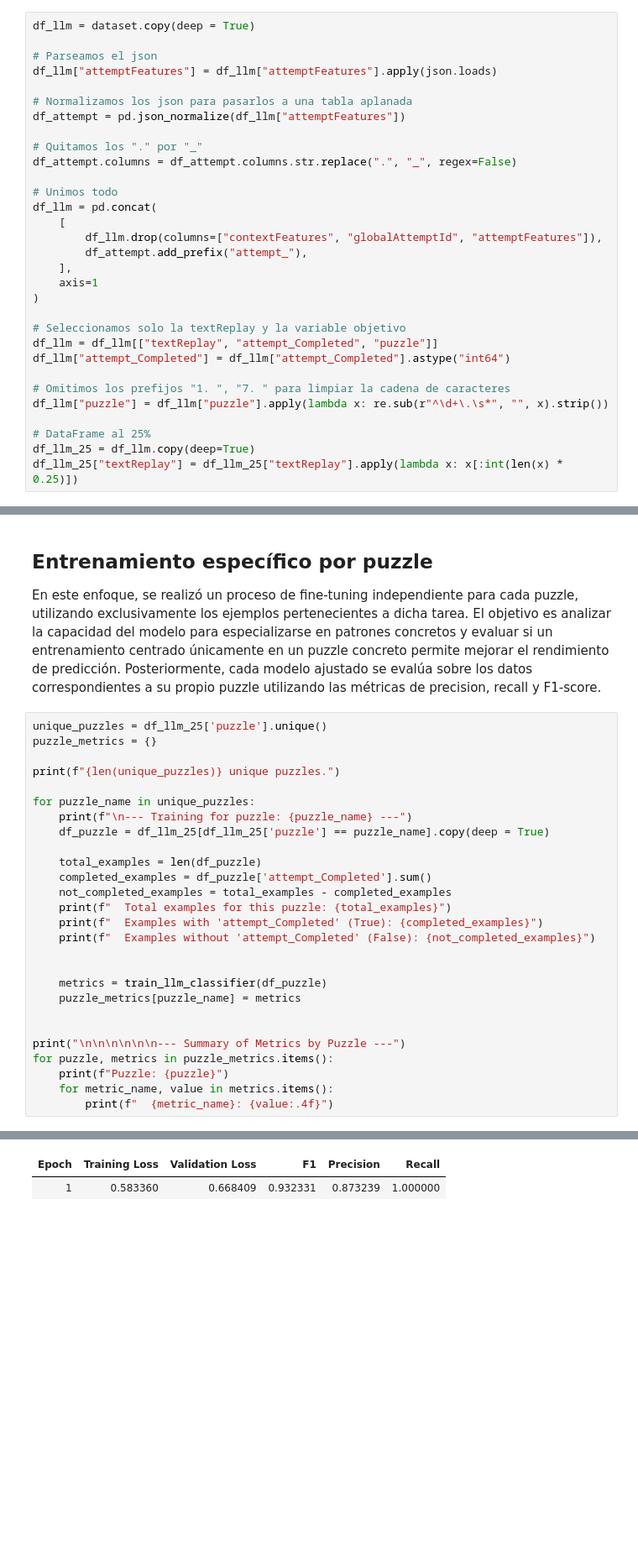
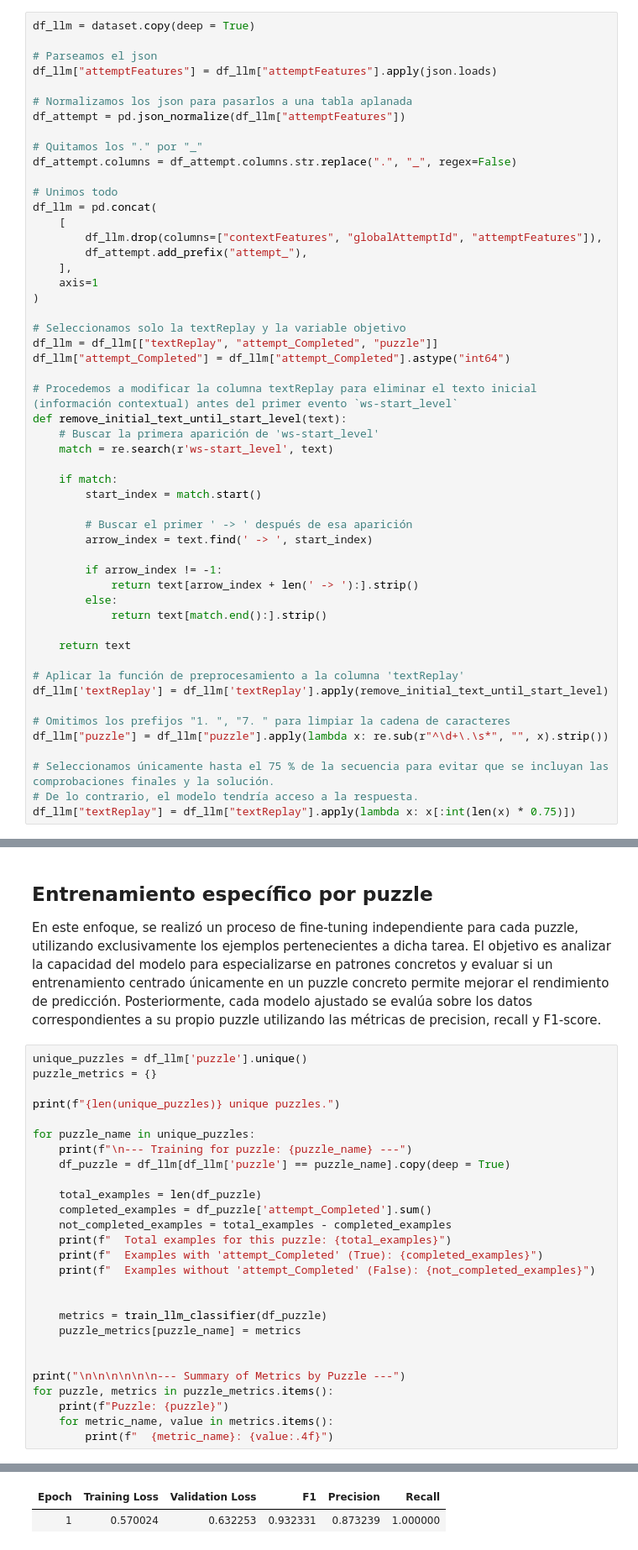
Before and after one commit to AlbertoLopezCorbalan/MIA-TFM, a Jupyter notebook: TFM_help_assistant_segmented_by_puzzle.ipynb, the cells around one changed output, grey strips where cells are left out. Shown at 84% size. Drawn from its saved outputs; the diff is of its cells as text; blank space fills up the shorter version.

```diff
--- a/TFM_help_assistant_segmented_by_puzzle.ipynb
+++ b/TFM_help_assistant_segmented_by_puzzle.ipynb
@@ -82,12 +92,33 @@ df_llm = pd.concat(
 df_llm = df_llm[["textReplay", "attempt_Completed", "puzzle"]]
 df_llm["attempt_Completed"] = df_llm["attempt_Completed"].astype("int64")
 
+# Procedemos a modificar la columna textReplay para eliminar el texto inicial (información contextual) antes del primer evento `ws-start_level`
+def remove_initial_text_until_start_level(text):
+    # Buscar la primera aparición de 'ws-start_level'
+    match = re.search(r'ws-start_level', text)
+
+    if match:
+        start_index = match.start()
+
+        # Buscar el primer ' -> ' después de esa aparición
+        arrow_index = text.find(' -> ', start_index)
+
+        if arrow_index != -1:
+            return text[arrow_index + len(' -> '):].strip()
+        else:
+            return text[match.end():].strip()
+
+    return text
+
+# Aplicar la función de preprocesamiento a la columna 'textReplay'
+df_llm['textReplay'] = df_llm['textReplay'].apply(remove_initial_text_until_start_level)
+
 # Omitimos los prefijos "1. ", "7. " para limpiar la cadena de caracteres
 df_llm["puzzle"] = df_llm["puzzle"].apply(lambda x: re.sub(r"^\d+\.\s*", "", x).strip())
 
-# DataFrame al 25%
-df_llm_25 = df_llm.copy(deep=True)
-df_llm_25["textReplay"] = df_llm_25["textReplay"].apply(lambda x: x[:int(len(x) * 0.25)])
+# Seleccionamos únicamente hasta el 75 % de la secuencia para evitar que se incluyan las comprobaciones finales y la solución.
+# De lo contrario, el modelo tendría acceso a la respuesta.
+df_llm["textReplay"] = df_llm["textReplay"].apply(lambda x: x[:int(len(x) * 0.75)])
 # %% [markdown]
 # Entrenamiento
 # %%
@@ -170,14 +201,14 @@ def train_llm_classifier(df, max_length=4096):
 
 En este enfoque, se realizó un proceso de fine-tuning independiente para cada puzzle, utilizando exclusivamente los ejemplos pertenecientes a dicha tarea. El objetivo es analizar la capacidad del modelo para especializarse en patrones concretos y evaluar si un entrenamiento centrado únicamente en un puzzle concreto permite mejorar el rendimiento de predicción. Posteriormente, cada modelo ajustado se evalúa sobre los datos correspondientes a su propio puzzle utilizando las métricas de precision, recall y F1-score.
 # %%
-unique_puzzles = df_llm_25['puzzle'].unique()
+unique_puzzles = df_llm['puzzle'].unique()
 puzzle_metrics = {}
 
 print(f"{len(unique_puzzles)} unique puzzles.")
 
 for puzzle_name in unique_puzzles:
     print(f"\n--- Training for puzzle: {puzzle_name} ---")
-    df_puzzle = df_llm_25[df_llm_25['puzzle'] == puzzle_name].copy(deep = True)
+    df_puzzle = df_llm[df_llm['puzzle'] == puzzle_name].copy(deep = True)
 
     total_examples = len(df_puzzle)
     completed_examples = df_puzzle['attempt_Completed'].sum()
@@ -231,2 +265,2 @@ Input ids are automatically padded to be a multiple of `config.attention_window`
 | Epoch | Training Loss | Validation Loss | F1 | Precision | Recall |
-| 1 | 0.583360 | 0.668409 | 0.932331 | 0.873239 | 1.000000 |
+| 1 | 0.570024 | 0.632253 | 0.932331 | 0.873239 | 1.000000 |
```
Also changed, not shown: parts of 5 cells of this notebook.
